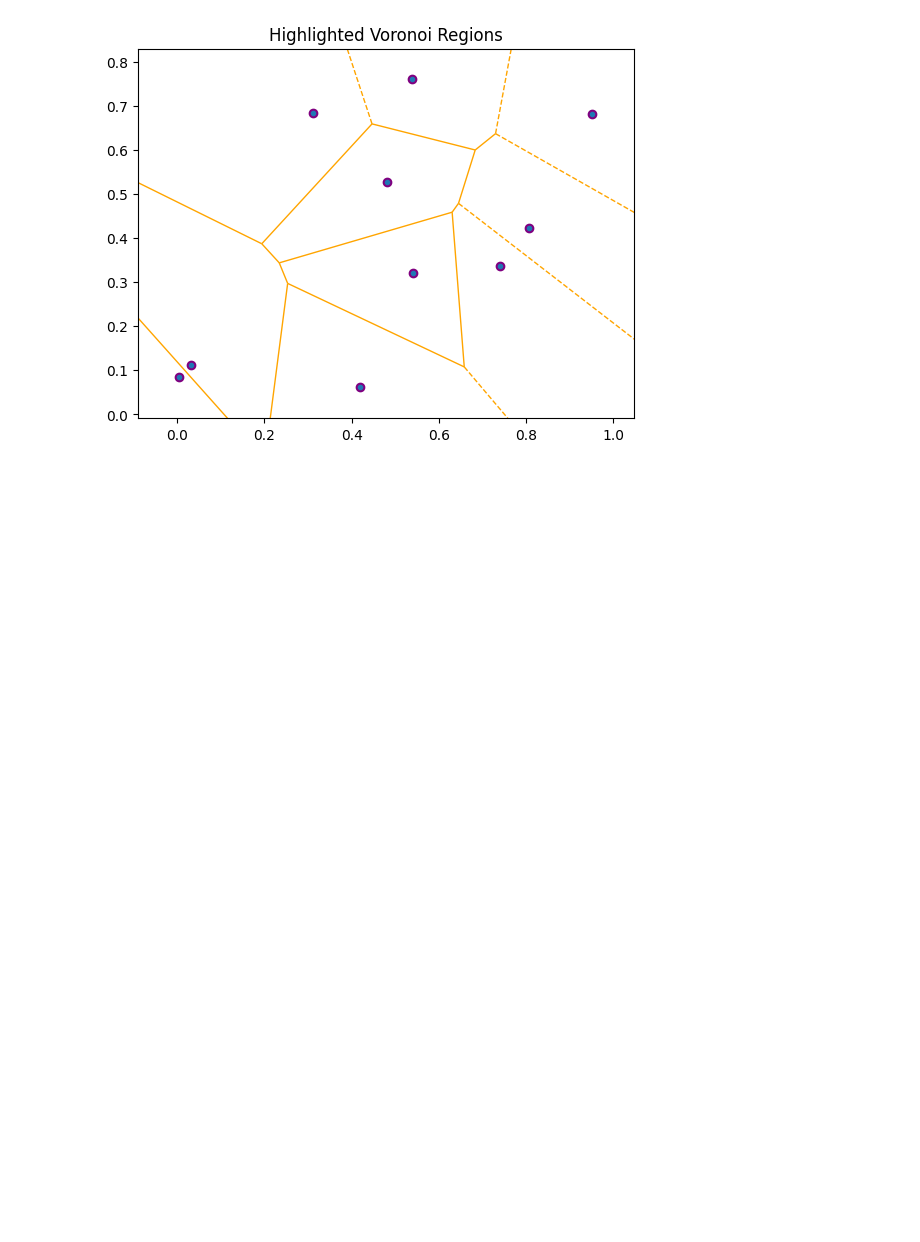
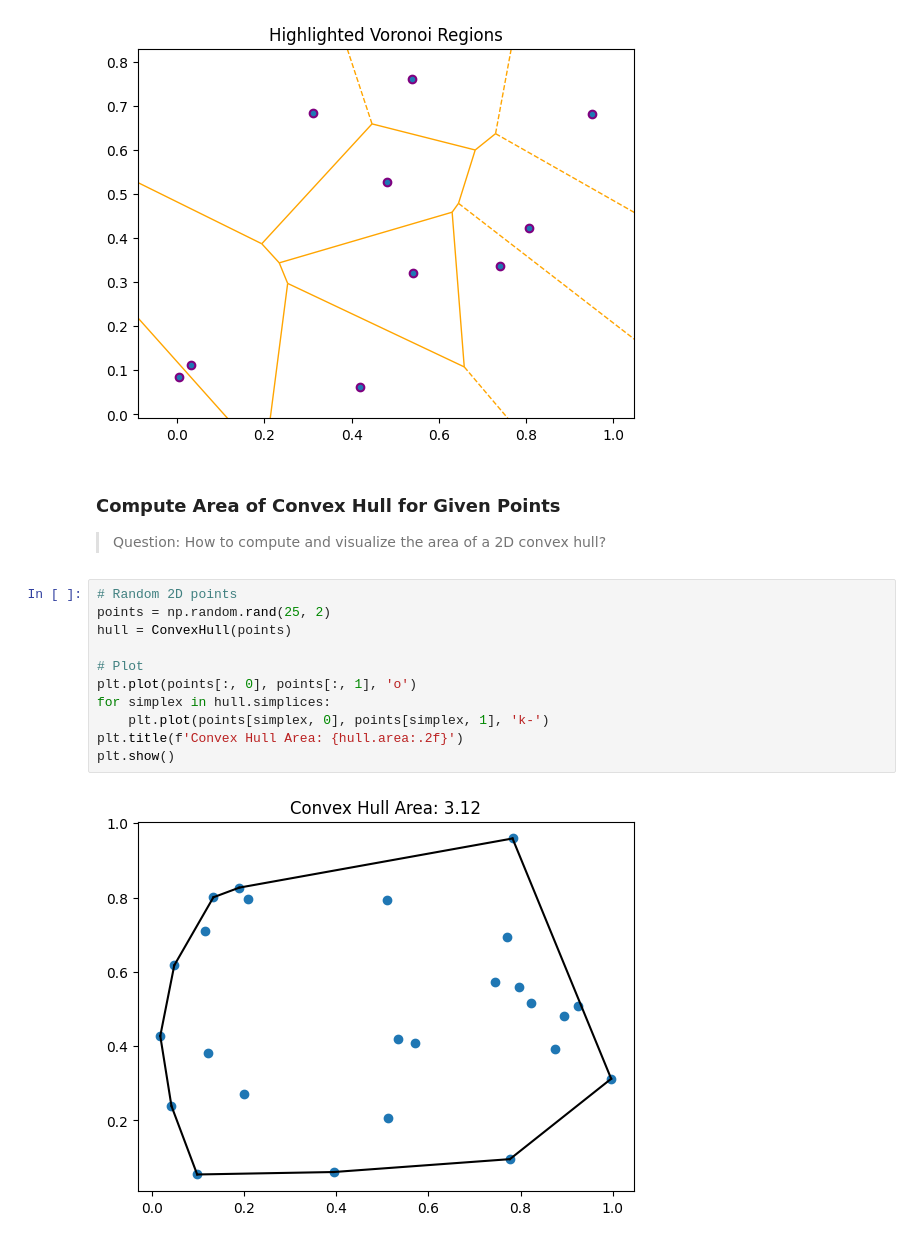
Before and after one commit to rubydamodar/SciPyMastery-From-Basics-to-Breakthroughs, a Jupyter notebook: Beginner Level/SCIPY-SPATIAL.ipynb, the cells around one changed output. Cells and saved outputs as stored; diff of their text form; blank space fills up the shorter version.

Commit message:
convex hull
### Compute Area of Convex Hull for Given Points
> Question: How to compute and visualize the area of a 2D convex hull?

Co-Authored-By: 왕뚜껑맛있땅 <7420085+JIwoo@users.noreply.github.com>
Co-Authored-By: Hyoeun  <137873124+hyoeunjoo@users.noreply.github.com>
Co-Authored-By: jiwooverse <184836366+jiwooverse@users.noreply.github.com>
Co-Authored-By: Jayson <89952042+jsoonworld@users.noreply.github.com>
Co-Authored-By: VIMAL KUMAR <vimalkumarji112@gmail.com>

```diff
--- a/Beginner Level/SCIPY-SPATIAL.ipynb
+++ b/Beginner Level/SCIPY-SPATIAL.ipynb
@@ -475,3 +475,19 @@ plt.title('Highlighted Voronoi Regions')
 plt.show()
 # %% [output]
 [figure]
+# %% [markdown]
+### Compute Area of Convex Hull for Given Points
+> Question: How to compute and visualize the area of a 2D convex hull?
+# %%
+# Random 2D points
+points = np.random.rand(25, 2)
+hull = ConvexHull(points)
+
+# Plot
+plt.plot(points[:, 0], points[:, 1], 'o')
+for simplex in hull.simplices:
+    plt.plot(points[simplex, 0], points[simplex, 1], 'k-')
+plt.title(f'Convex Hull Area: {hull.area:.2f}')
+plt.show()
+# %% [output]
+[figure, added]
```
